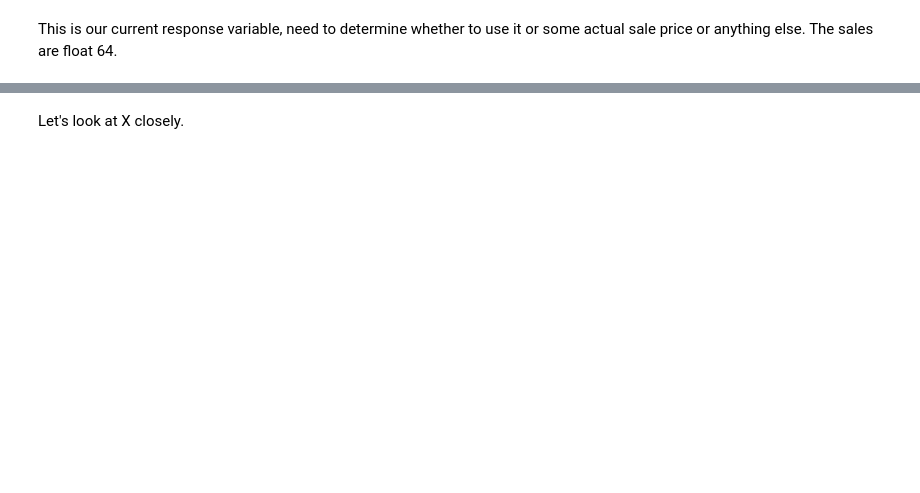
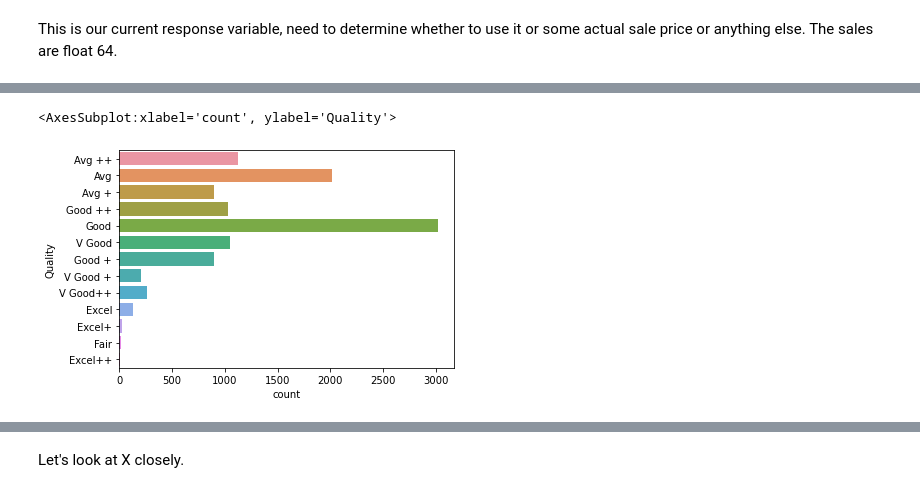
Before and after one commit to rowedata/Capstone1, a Jupyter notebook: Data Wrangling.ipynb, the cells around one changed output, grey strips where cells are left out. Drawn from its saved outputs; the diff is of its cells as text; code cells hidden in the pictures; blank space fills up the shorter version.

```diff
--- a/Data Wrangling.ipynb
+++ b/Data Wrangling.ipynb
@@ -85,0 +102,5 @@ This is our current response variable, need to determine whether to use it or so
+# %%
+sns.countplot(y=X['Quality'])
+# %% [output]
+<AxesSubplot:xlabel='count', ylabel='Quality'>
+[figure, added]
```
Also changed, not shown: parts of 43 cells of this notebook, 11 other files.
